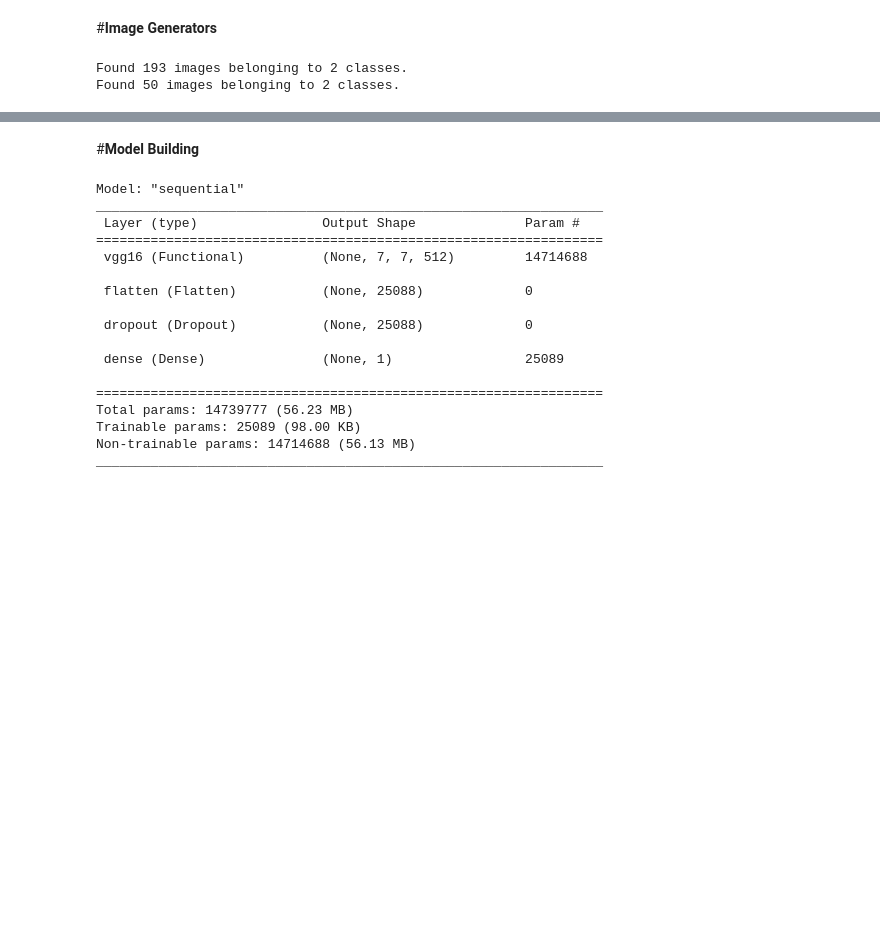
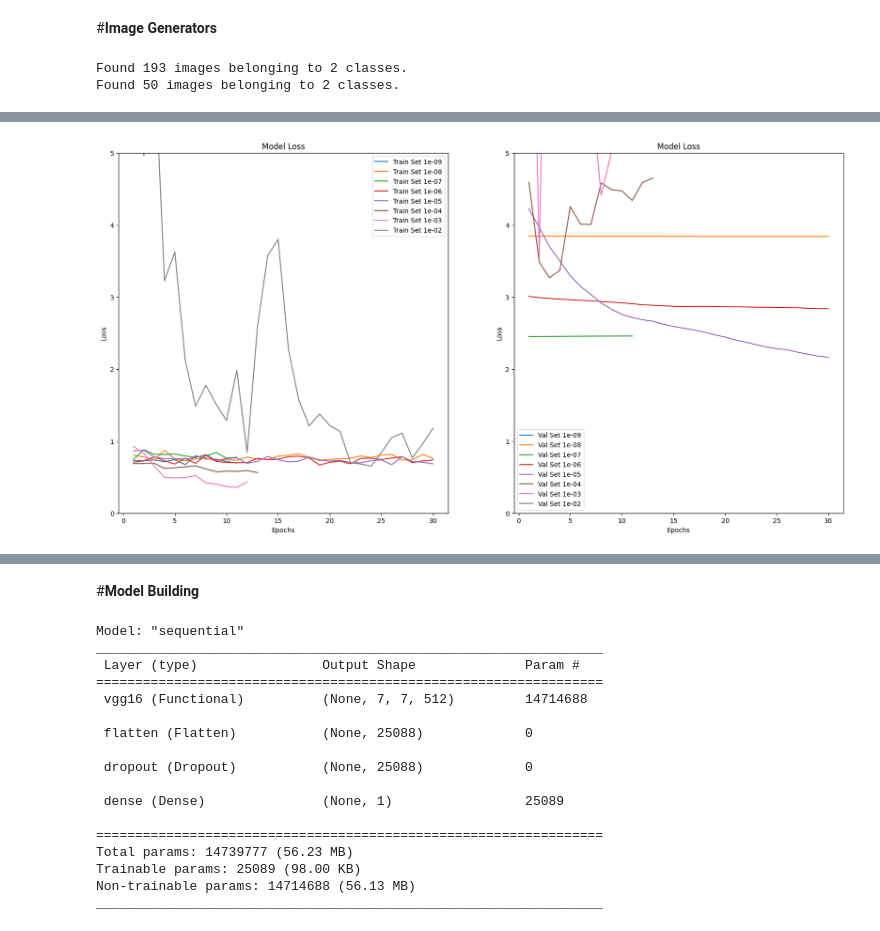
Before and after one commit to gqkd/MRI_Brain_Tumor_Detection, a Jupyter notebook: Brain_Tumor_Detection.ipynb, the cells around one changed output, grey strips where cells are left out. Cells and saved outputs as stored; diff of their text form; code cells hidden in the pictures; blank space fills up the shorter version.

```diff
--- a/Brain_Tumor_Detection.ipynb
+++ b/Brain_Tumor_Detection.ipynb
@@ -911,0 +1069,29 @@ WARNING:matplotlib.image:Clipping input data to the valid range for imshow with
+# %%
+plt.figure(figsize=(20,10))
+
+for i,history in enumerate(histories_adam_range):
+
+  # plot model performance
+  loss = history.history['loss']
+  val_loss = history.history['val_loss']
+  epochs_range = range(1, len(history.epoch) + 1)
+
+  print(f'Train lr = {lr_list[i]:.0e} ----> Loss = {min(loss):.2f}')
+  print(f'Val   lr = {lr_list[i]:.0e} ----> Loss = {min(val_loss):.2f}\n')
+
+  plt.subplot(1, 2, 1)
+  plt.plot(epochs_range, loss, label=f'Train Set {lr_list[i]:.0e}')
+  plt.legend(loc="best")
+  plt.xlabel('Epochs')
+  plt.ylabel('Loss')
+  plt.title('Model Loss')
+  plt.ylim([0,5])
+
+  plt.subplot(1, 2, 2)
+  plt.plot(epochs_range, val_loss, label=f'Val Set {lr_list[i]:.0e}')
+  plt.legend(loc="best")
+  plt.xlabel('Epochs')
+  plt.ylabel('Loss')
+  plt.title('Model Loss')
+  plt.ylim([0,5])
+# %% [output]
@@ -911,0 +1115 @@ WARNING:matplotlib.image:Clipping input data to the valid range for imshow with
+[figure, added]
```
Also changed, not shown: parts of 21 cells of this notebook.
